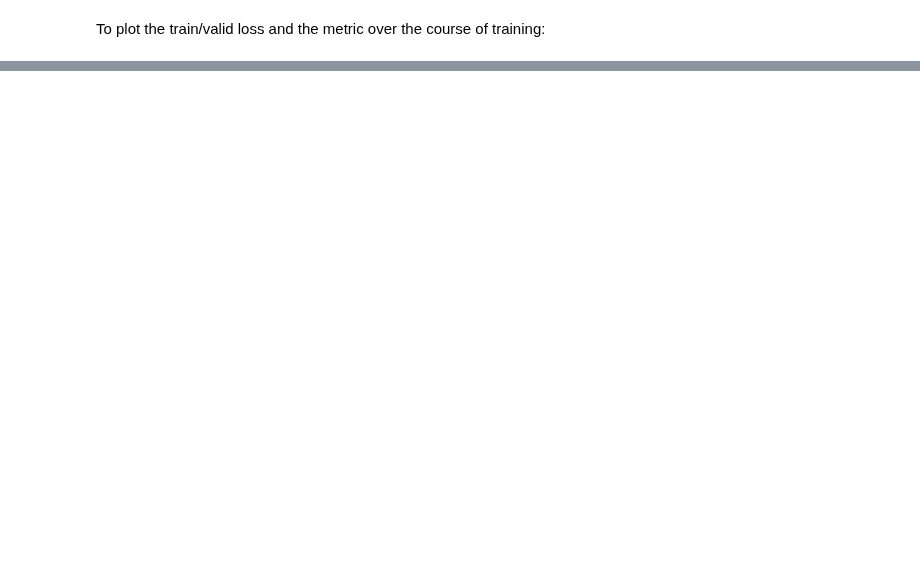
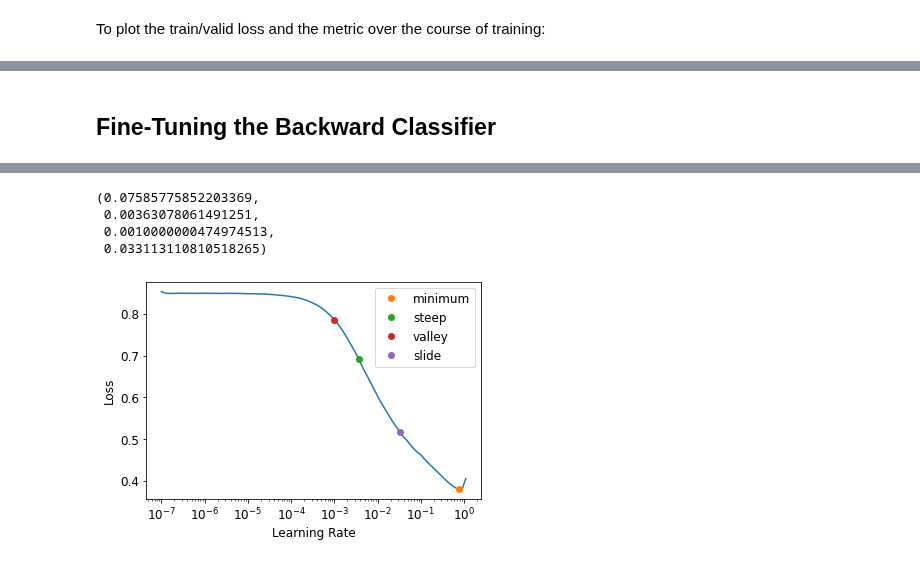
Before and after one commit to debjyotiSRoy/xcube_old, a Jupyter notebook: nbs/examples/mimic/sample/mimic3-9k_sample.ipynb, the cells around one changed output, grey strips where cells are left out. Saved outputs shown, nothing was run; the diff lists cells and outputs as text; code cells hidden in the pictures; blank space fills up the shorter version.

```diff
--- a/nbs/examples/mimic/sample/mimic3-9k_sample.ipynb
+++ b/nbs/examples/mimic/sample/mimic3-9k_sample.ipynb
@@ -725 +826,3 @@ dls_clas = torch.load(dls_clas_path_eight)
+# %%
+dls_clas_r = torch.load(dls_clas_r_path)
 # %%
@@ -729,5 +832,7 @@ dls_clas.bs
 # %%
 learn = text_classifier_learner(dls_clas, AWD_LSTM, drop_mult=0.1, max_len=72*40, metrics=partial(PrecisionK, k=15)).to_fp16()
+# %%
+learn_r = text_classifier_learner(dls_clas_r, AWD_LSTM, drop_mult=0.1, max_len=72*40, metrics=partial(PrecisionK, k=15)).to_fp16()
 # %%
 import inspect
 print(inspect.getsource(learn.model[-1].__class__))
@@ -751,6 +856,8 @@ class LabelAttentionClassifier2(Module):
         return x, out, out
 # %%
 learn = learn.load_encoder(file_prefix+'_lm_finetuned')
+# %%
+learn_r = learn_r.load_encoder(file_prefix+'_lm_finetuned_r')
 # %% [markdown]
 ## Fine-Tuning the Classifier
 # %% [markdown]
@@ -919,0 +1048,6 @@ plt.plot(L(learn.recorder.values).itemgot(2));
+# %% [markdown]
+## Fine-Tuning the Backward Classifier
+# %%
+lr_min, lr_steep, lr_valley, lr_slide = learn_r.lr_find(suggest_funcs=(minimum, steep, valley, slide))
+lr_min, lr_steep, lr_valley, lr_slide
+# %% [output]
@@ -919,0 +1055,5 @@ plt.plot(L(learn.recorder.values).itemgot(2));
+(0.07585775852203369,
+ 0.00363078061491251,
+ 0.0010000000474974513,
+ 0.033113110810518265)
+[figure, added]
```
Also changed, not shown: parts of 88 cells of this notebook, 7 other files.
